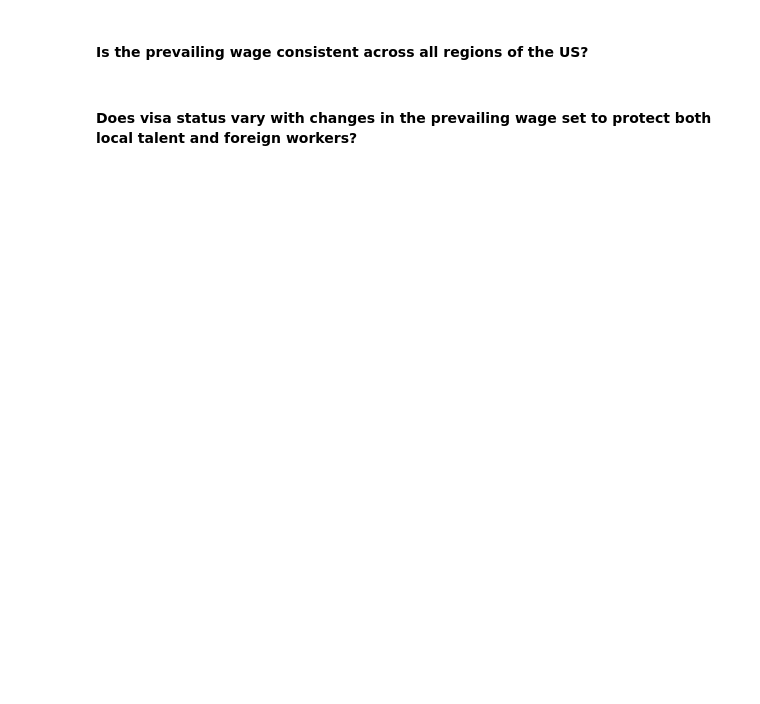
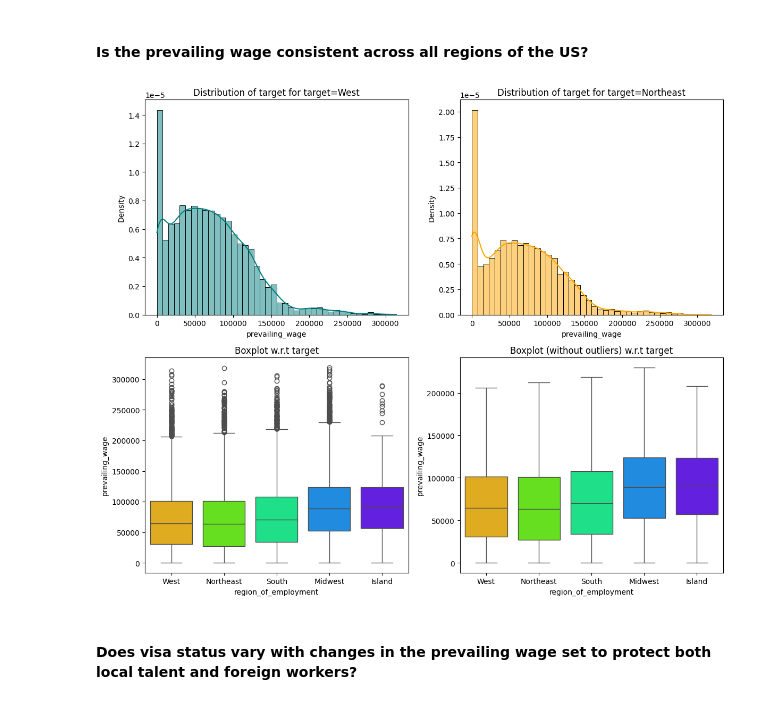
Before and after one commit to yash1thsa/machine_learning_pipelines, a Jupyter notebook: EasyVisa_Full_Code_Notebook.ipynb, the cells around one changed output. Saved outputs shown, nothing was run; the diff lists cells and outputs as text; code cells hidden in the pictures; blank space fills up the shorter version.

```diff
--- a/EasyVisa_Full_Code_Notebook.ipynb
+++ b/EasyVisa_Full_Code_Notebook.ipynb
@@ -462,4 +536,12 @@ def stacked_barplot(data, predictor, target):
 # %% [markdown]
 #### Is the prevailing wage consistent across all regions of the US?
+# %%
+#stacked_barplot(data, 'prevailing_wage', 'case_status')
+distribution_plot_wrt_target(data, 'prevailing_wage', 'region_of_employment')
+#Midwest and island have higher prevailing wage due to sparse population and relatively less number of applications
+#West, Northeast and south have relatively standard prevailing wage due to large application count
+#High paying jobs (outliers) are consistently present in all regions
+# %% [output]
+[figure, added]
 # %% [markdown]
 #### Does visa status vary with changes in the prevailing wage set to protect both local talent and foreign workers?
```
Also changed, not shown: parts of 75 cells of this notebook.
